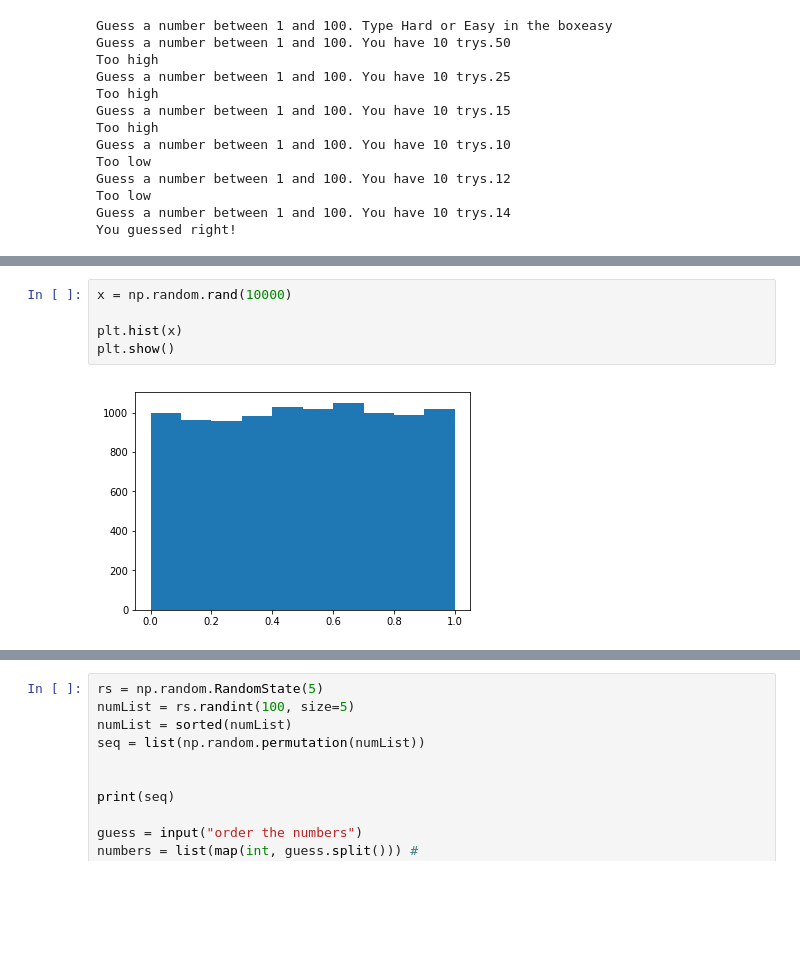
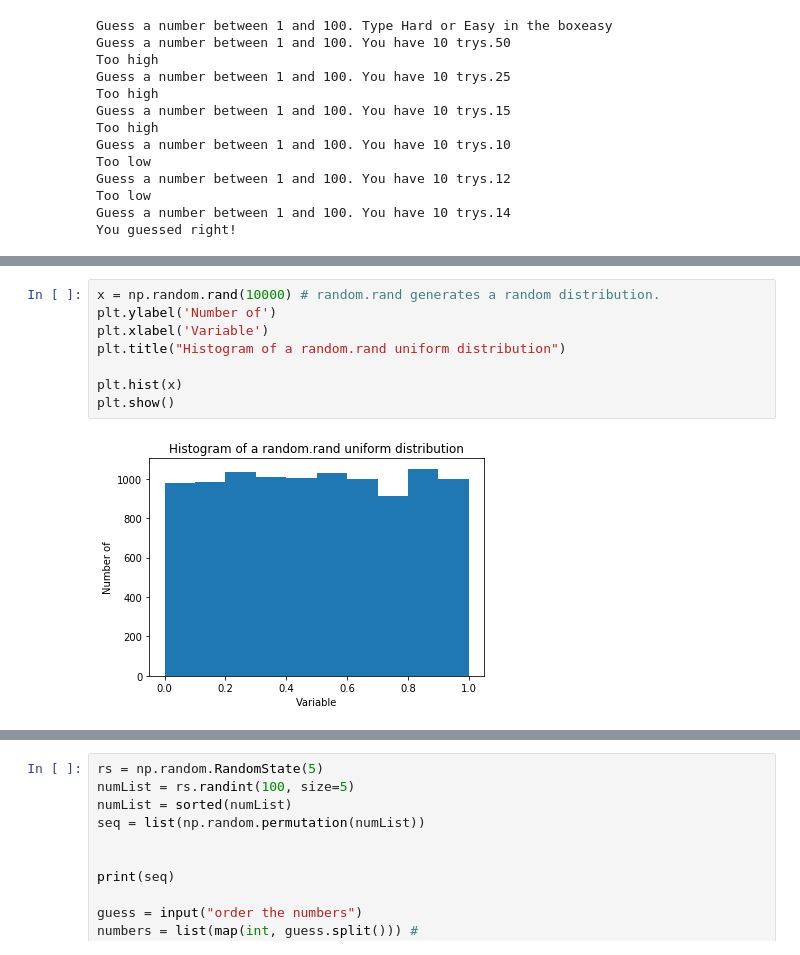
Before and after one commit to dermotkel/programming-for-data-analysis, a Jupyter notebook: Simple Random Data.ipynb, the cells around one changed output, grey strips where cells are left out. Cells and saved outputs as stored; diff of their text form; blank space fills up the shorter version.

```diff
--- a/Simple Random Data.ipynb
+++ b/Simple Random Data.ipynb
@@ -205,7 +243,10 @@ You guessed right!
 # %%
-x = np.random.rand(10000)
+x = np.random.rand(10000) # random.rand generates a random distribution.
+plt.ylabel('Number of')
+plt.xlabel('Variable')
+plt.title("Histogram of a random.rand uniform distribution")
 
 plt.hist(x)
 plt.show()
 # %% [output]
-[figure, old version]
+[figure, new version]
```
Also changed, not shown: parts of 24 cells of this notebook.
